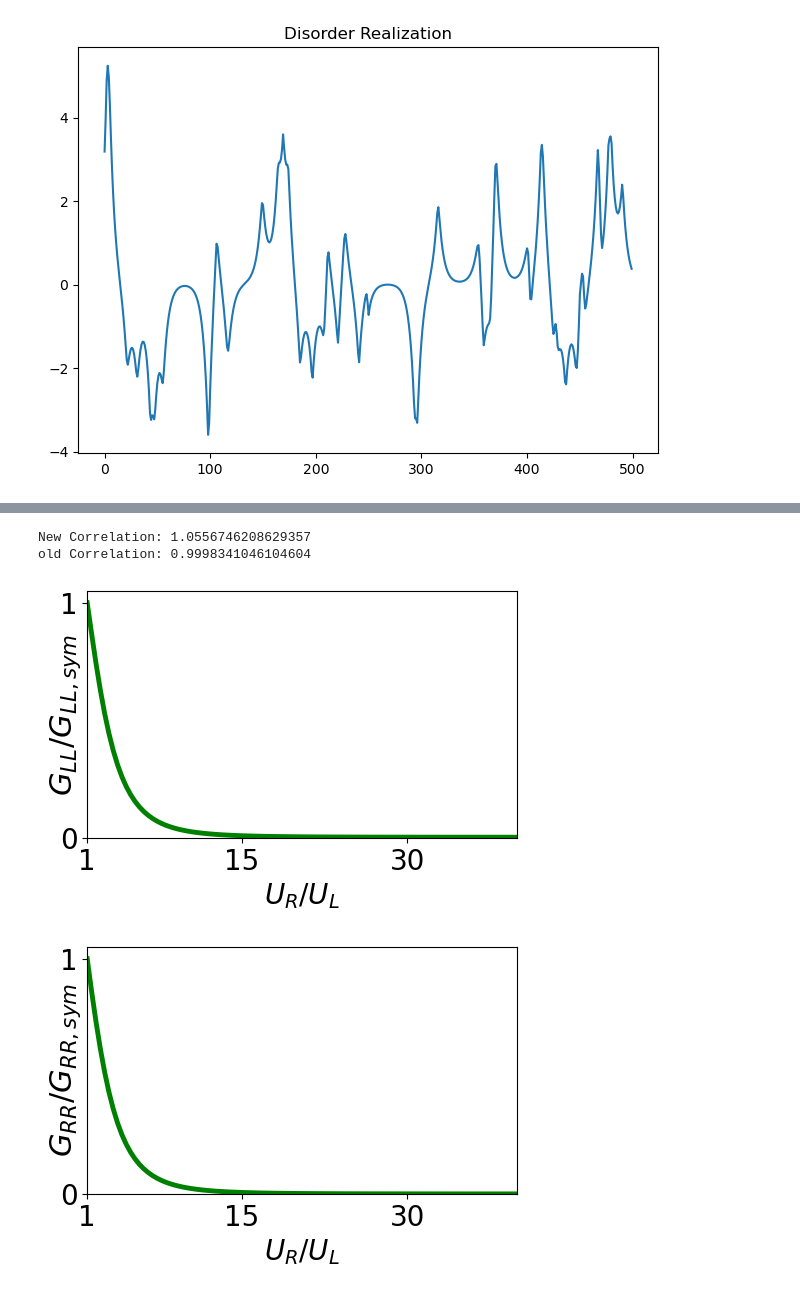
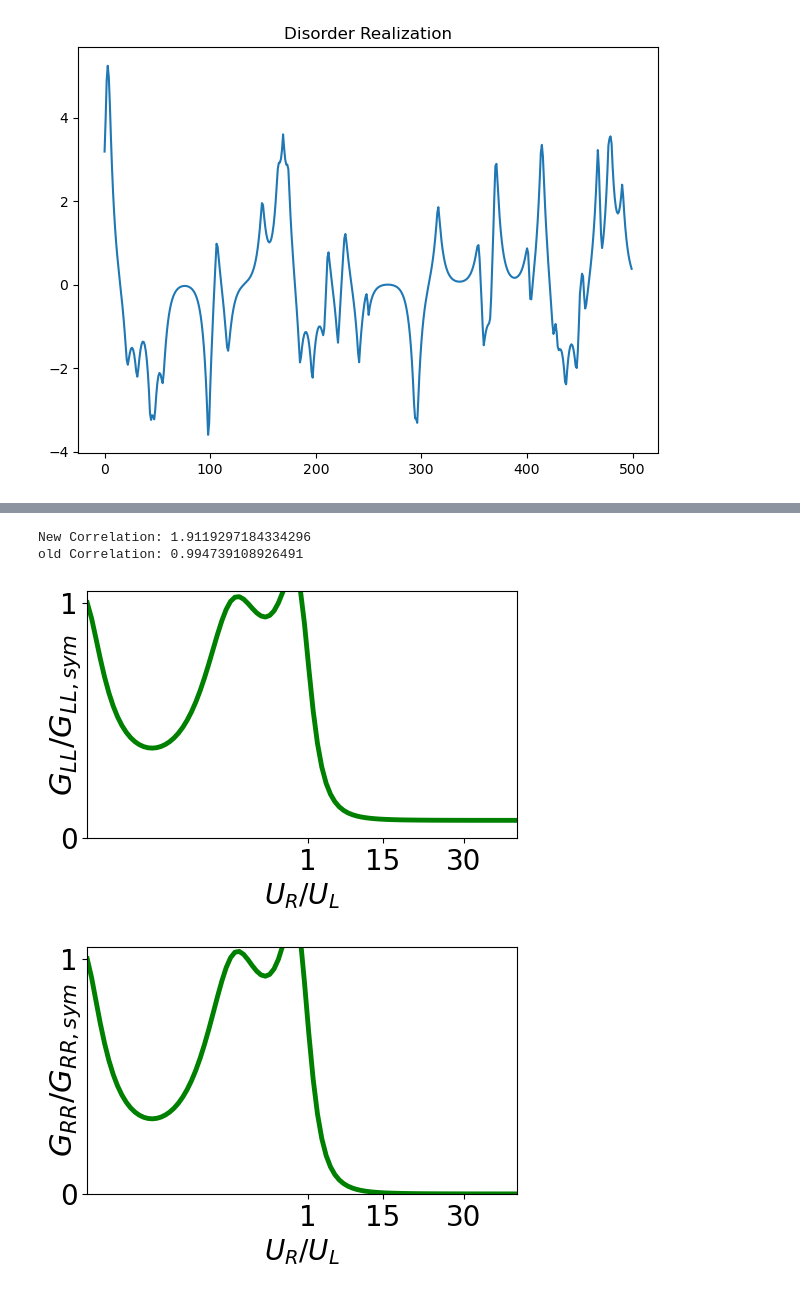
Before and after one commit to polianahp/Nonlocality-of-local-Andreev-conductances-as-a-probe-for-topological-Majorana-wires, a Jupyter notebook: Nathan-testing.ipynb, the cells around one changed output, grey strips where cells are left out. Drawn from its saved outputs; the diff is of its cells as text; code cells hidden in the pictures.

```diff
--- a/Nathan-testing.ipynb
+++ b/Nathan-testing.ipynb
@@ -232,7 +233,7 @@ def build_system(t, mu, mu_n, Delta, V_z, alpha, Ln, Lb, Ls, mu_leads, barrier_l
 #To generate Figs 1 and 2 one first sets the parameters
 
 t = 102.0
-mu = 0.62
+mu = 0.76
 mu_n = 0.2
 mu_leads = 20.0
 Delta = 0.5
@@ -244,7 +245,7 @@ Ls = 500 #super conductor length
 totlen = Ln + Lb +Ls
 V_c = np.sqrt(mu**2 + Delta**2)
 #V_z = 1.0 * V_c # To generate Fig 2a V_z should be varied. For the cyan line in Fig 2, for example, V_z = 1.203 * V_c
-V_z = 1.16#0.9 * V_c
+V_z = 1.2#0.9 * V_c
 barrier_l = 5
 points = 100
 barrier_r = np.linspace(barrier_l, 40*barrier_l, points) #Varying the right barrier U_R
@@ -695,36 +685,36 @@ print(f"New Correlation: {corr_new}")
 print(f"old Correlation: {corr}")
 
 axes.plot(barrier_r, normed_GL, color="green", linewidth=lw)
 axes.set_xlim(barrier_r[0], barrier_r[-1])
 axes.set_ylim(0, 1.05)
 axes.set_yticks([0, 1])
 axes.set_yticklabels([0, 1], fontsize=20)
 axes.set_xticks([barrier_l, 15*barrier_l, 30*barrier_l])
 axes.set_xticklabels([1, 15, 30], fontsize=20)
 axes.set_xlabel(r"$U_{R}/U_{L} $", fontsize=20)
 axes.set_ylabel(r"$G_{LL}/G_{LL, sym}$", fontsize=22)
 axes.yaxis.set_label_coords(-0.01, 0.5)
 
 fig.tight_layout()
 fig.savefig(Path(save_dir/"Conductances_Left.png"))
 fig, axes = plt.subplots(1,1, figsize=(5,3.5))
 fig.subplots_adjust(0,0,1,1)
 
-axes.plot(barrier_r, conductance_right/conductance_right[0], color="green", linewidth=lw)
+axes.plot(barrier_r, normed_GR, color="green", linewidth=lw)
 axes.set_xlim(barrier_r[0], barrier_r[-1])
 axes.set_ylim(0, 1.05)
 axes.set_yticks([0, 1])
 axes.set_yticklabels([0, 1], fontsize=20)
 axes.set_xticks([barrier_l, 15*barrier_l, 30*barrier_l])
 axes.set_xticklabels([1, 15, 30], fontsize=20)
 axes.set_xlabel(r"$U_{R}/U_{L}$", fontsize=20)
 axes.set_ylabel(r"$G_{RR}/G_{RR, sym}$", fontsize=22)
 axes.yaxis.set_label_coords(-0.01, 0.5)
 fig.tight_layout()
 fig.savefig(Path(save_dir/"Conductances_Right.png"))
 # %% [output]
-New Correlation: 1.0556746208629357
-old Correlation: 0.9998341046104604
+New Correlation: 1.9119297184334296
+old Correlation: 0.994739108926491
-[figure, old version]
+[figure, new version]
-[figure, old version]
+[figure, new version]
 # %%
```
Also changed, not shown: parts of 15 cells of this notebook, 2 other files.
